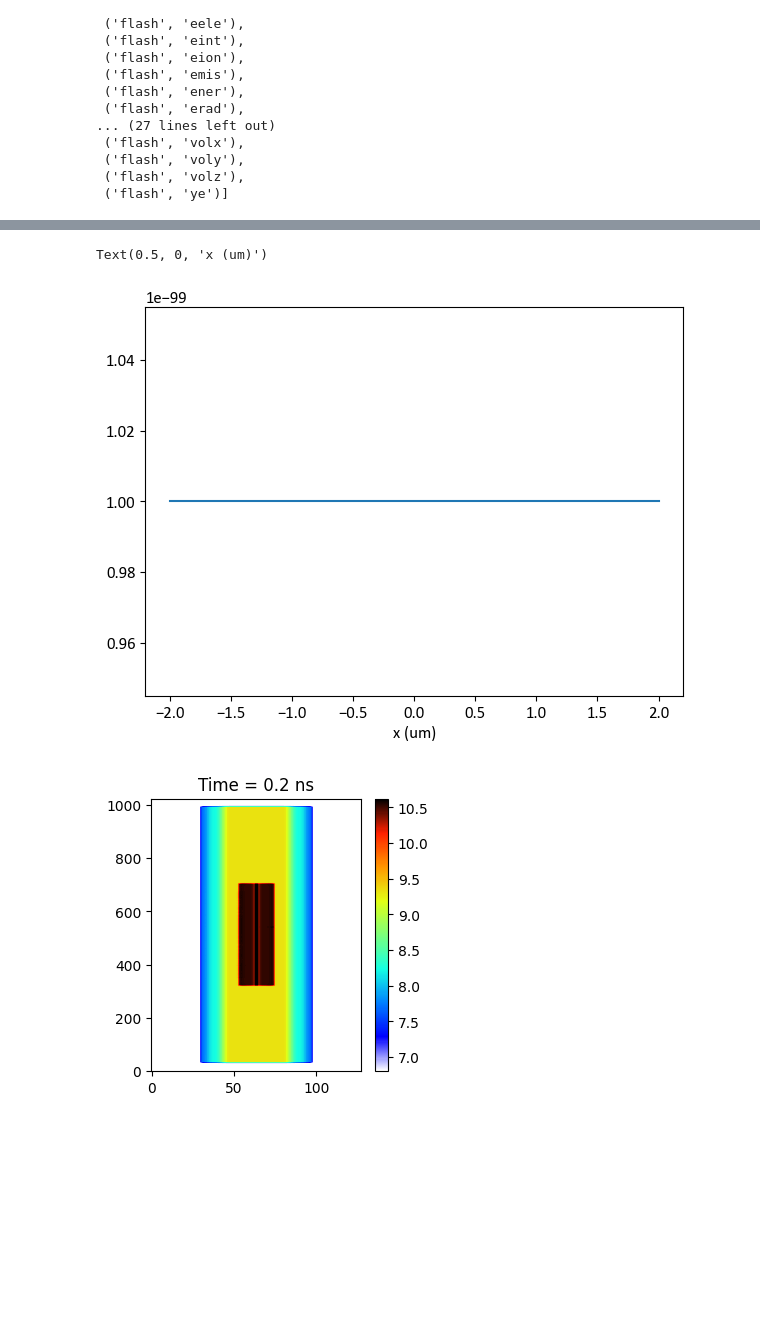
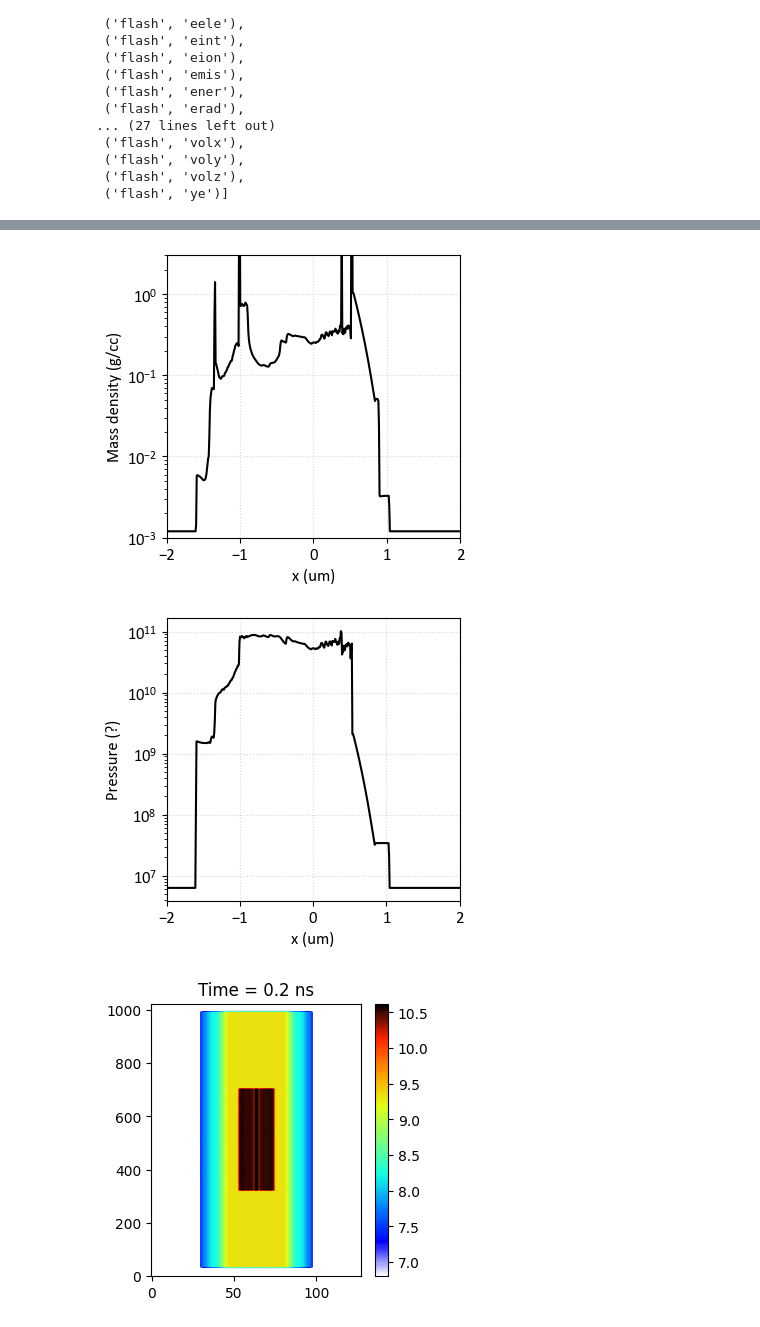
Before and after one commit to weipengyao/scripts, a Jupyter notebook: opacity_flash_test.ipynb, the cells around one changed output, grey strips where cells are left out. Drawn from its saved outputs; the diff is of its cells as text; code cells hidden in the pictures; blank space fills up the shorter version.

```diff
--- a/opacity_flash_test.ipynb
+++ b/opacity_flash_test.ipynb
@@ -29,10 +29,10 @@ plt.rc('axes', labelsize=12)
 plt.rc('legend', fontsize=10)
 # %%
 filedir = [
-            '/Users/yao/Desktop/job.78228/', # v4.8
+            '/Users/yao/Desktop/job.78248/', # v4.8
           ]
 
-filename = 'radslab_hdf5_chk_0001'  # check the mass fraction for the negative energy
+filename = 'radslab_hdf5_chk_0002'  # check the mass fraction for the negative energy
 # %%
 data_yt = yt.load(filedir[0]+filename)
 data_yt_map = data_yt.covering_grid(level=0, left_edge=[0, 0.0, 0.0], dims=data_yt.domain_dimensions)
@@ -125,15 +143,43 @@ xx = np.linspace(data_yt.domain_left_edge[0]*1e4, data_yt.domain_right_edge[0]*1
+# %%
+width  = 3.487 * 1.0
+height = width #/ 1.618 * 0.8
+
+fig, ax = plt.subplots()
+fig.subplots_adjust(left=.15, bottom=.16, right=.99, top=.97)
+
+ax.semilogy(xx, data_dict['dens'],'-k',label='density')
+# ax.plot(xx, data_dict['targ'],'--k',label='CH')
+# ax.plot(xx, data_dict['tar2'],'-r',label='Si')
+ax.set_xlabel(r'x (um)')
+ax.set_xlim([-2,2])
+ax.set_ylabel('Mass density (g/cc)')
+ax.grid(linestyle=':', alpha=0.5)
+ax.set_ylim([1e-3,3])
+# ax.legend()
+
+fig.set_size_inches(width, height)
+# %% [output]
+[figure, added]
 # %%
 width  = 3.487 * 1.0
 height = width #/ 1.618 * 0.8
 
 fig, ax = plt.subplots()
 fig.subplots_adjust(left=.15, bottom=.16, right=.99, top=.97)
 
-ax.plot(xx, data_dict['tar2'])
+ax.semilogy(xx, data_dict['pres'],'-k')
+# ax.plot(xx, data_dict['targ'],'--k',label='CH')
+# ax.plot(xx, data_dict['tar2'],'-r',label='Si')
 ax.set_xlabel(r'x (um)')
+ax.set_xlim([-2,2])
+ax.set_ylabel('Pressure (?)')
+ax.grid(linestyle=':', alpha=0.5)
+# ax.set_ylim([1e6,1e10])
+# ax.legend()
+
+fig.set_size_inches(width, height)
 # %% [output]
-Text(0.5, 0, 'x (um)')
-[figure, old version]
+[figure, new version]
 # %%
 import matplotlib as mpl
 
```
Also changed, not shown: parts of 4 cells of this notebook, 8 other files.
